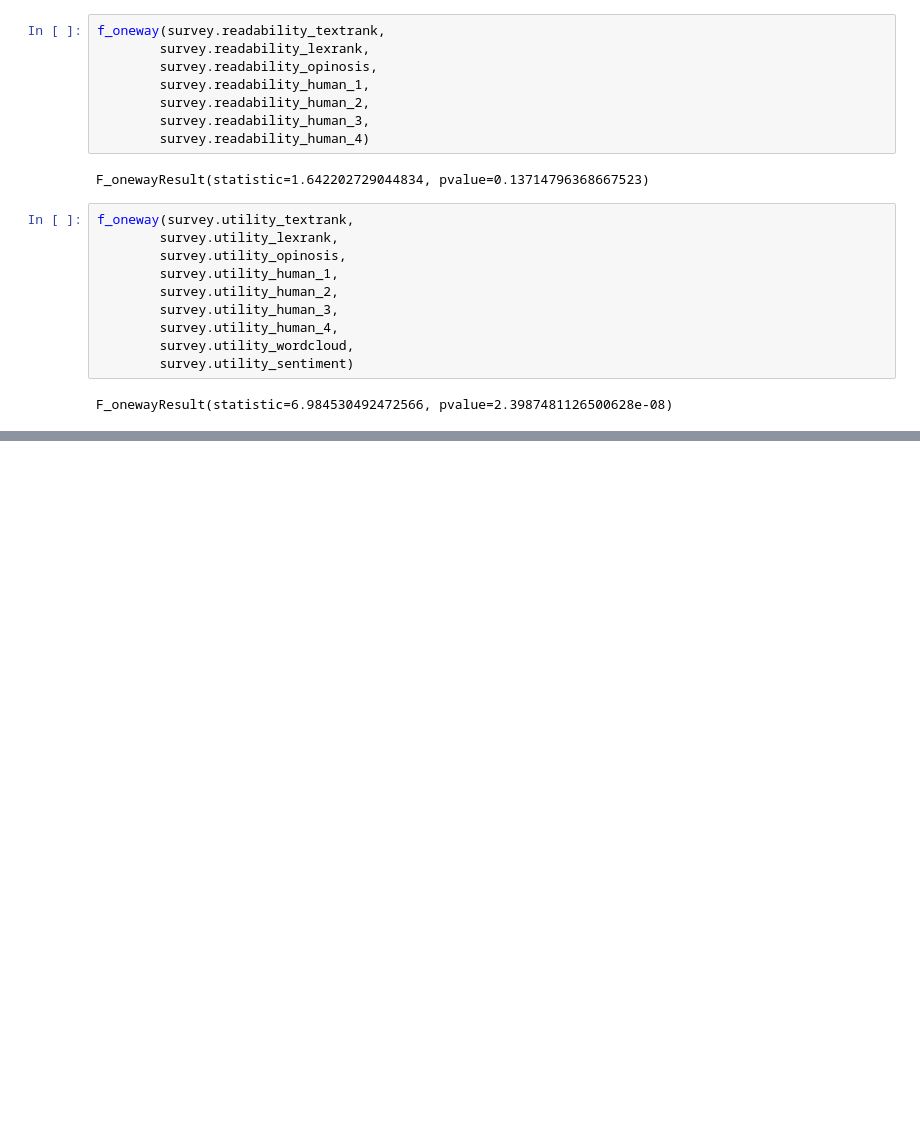
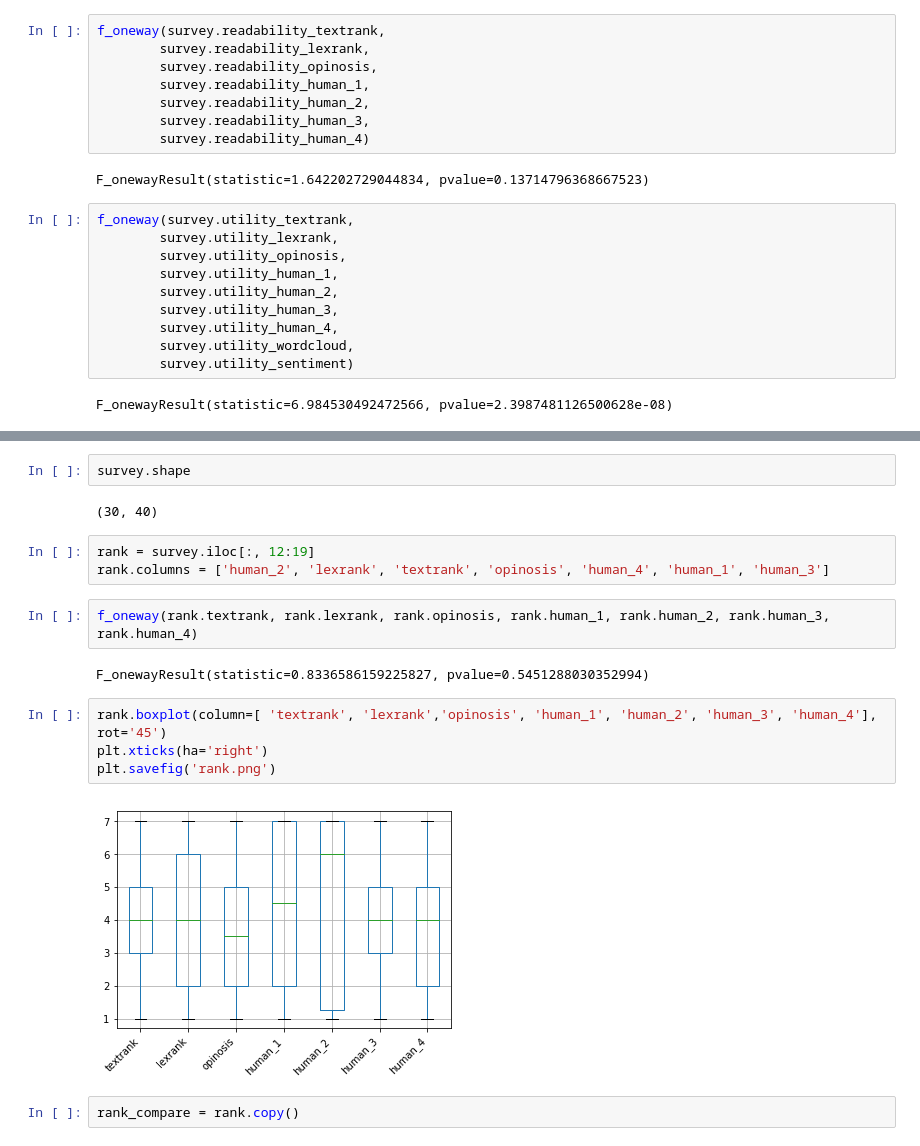
Before and after one commit to Mario-Kart-Felix/msc_project, a Jupyter notebook: notebooks/responses.ipynb, the cells around one changed output, grey strips where cells are left out. Drawn from its saved outputs; the diff is of its cells as text; blank space fills up the shorter version.

```diff
--- a/notebooks/responses.ipynb
+++ b/notebooks/responses.ipynb
@@ -76,0 +230,19 @@ print(MultiComp_rouge_1_f.tukeyhsd().summary())
+# %%
+survey.shape
+# %% [output]
+(30, 40)
+# %%
+rank = survey.iloc[:, 12:19]
+rank.columns = ['human_2', 'lexrank', 'textrank', 'opinosis', 'human_4', 'human_1', 'human_3']
+# %%
+f_oneway(rank.textrank, rank.lexrank, rank.opinosis, rank.human_1, rank.human_2, rank.human_3, rank.human_4)
+# %% [output]
+F_onewayResult(statistic=0.8336586159225827, pvalue=0.5451288030352994)
+# %%
+rank.boxplot(column=[ 'textrank', 'lexrank','opinosis', 'human_1', 'human_2', 'human_3', 'human_4'], rot='45')
+plt.xticks(ha='right')
+plt.savefig('rank.png')
+# %% [output]
+[figure, added]
+# %%
+rank_compare = rank.copy()
```
Also changed, not shown: parts of 16 cells of this notebook, 9 other files.
